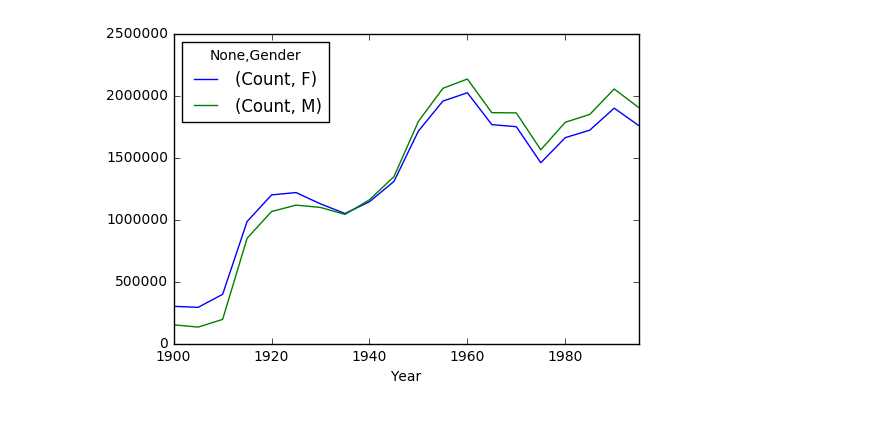
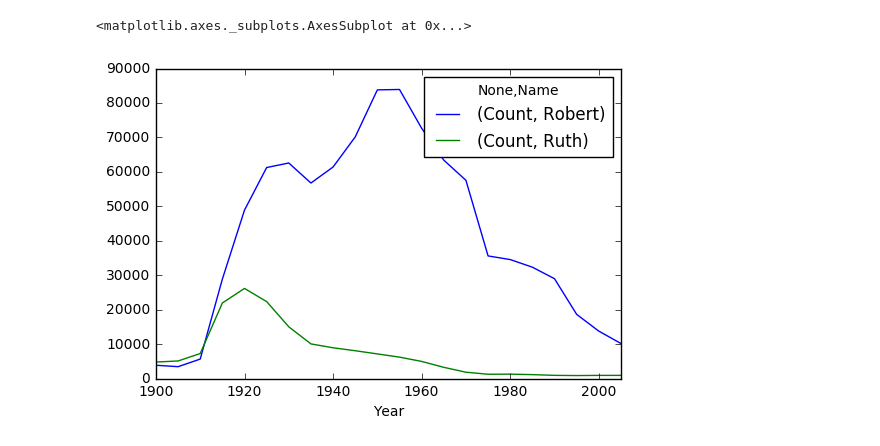
Before and after one commit to tayavalieva/python-netology, a Jupyter notebook: graphs_building/build_graph.ipynb, the cells around one changed output. Cells and saved outputs as stored; diff of their text form; code cells hidden in the pictures.

```diff
--- a/graphs_building/build_graph.ipynb
+++ b/graphs_building/build_graph.ipynb
@@ -44,4 +18,6 @@ name_dynamics.query('Name == ["John", "Mary", "William"]').unstack('Name').plot.
-# %%
-gender_dynamics = names_all.groupby([names_all.index.get_level_values(0), 'Gender']).sum().unstack('Gender').plot()
-# %% [output]
-[figure, removed]
+# %%
+#Построить график изменения количества имен Ruth и Robert с 1900 по 2000.
+name_dynamics.query('Name == ["Ruth", "Robert"]').unstack('Name').plot()
+# %% [output]
+<matplotlib.axes._subplots.AxesSubplot at 0x...>
+[figure, added]
```
Also changed, not shown: parts of 5 cells of this notebook, 1 other file.
